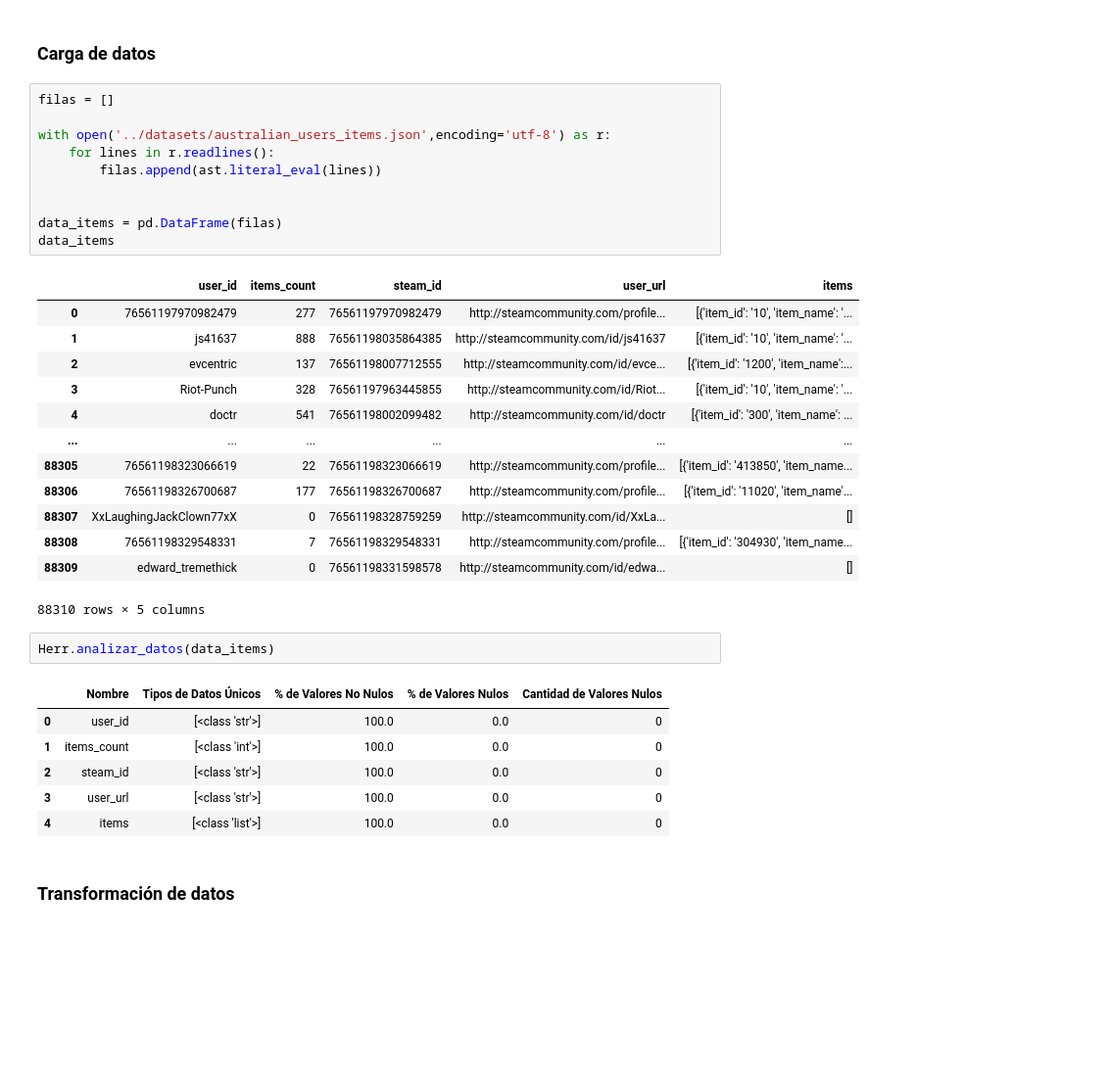
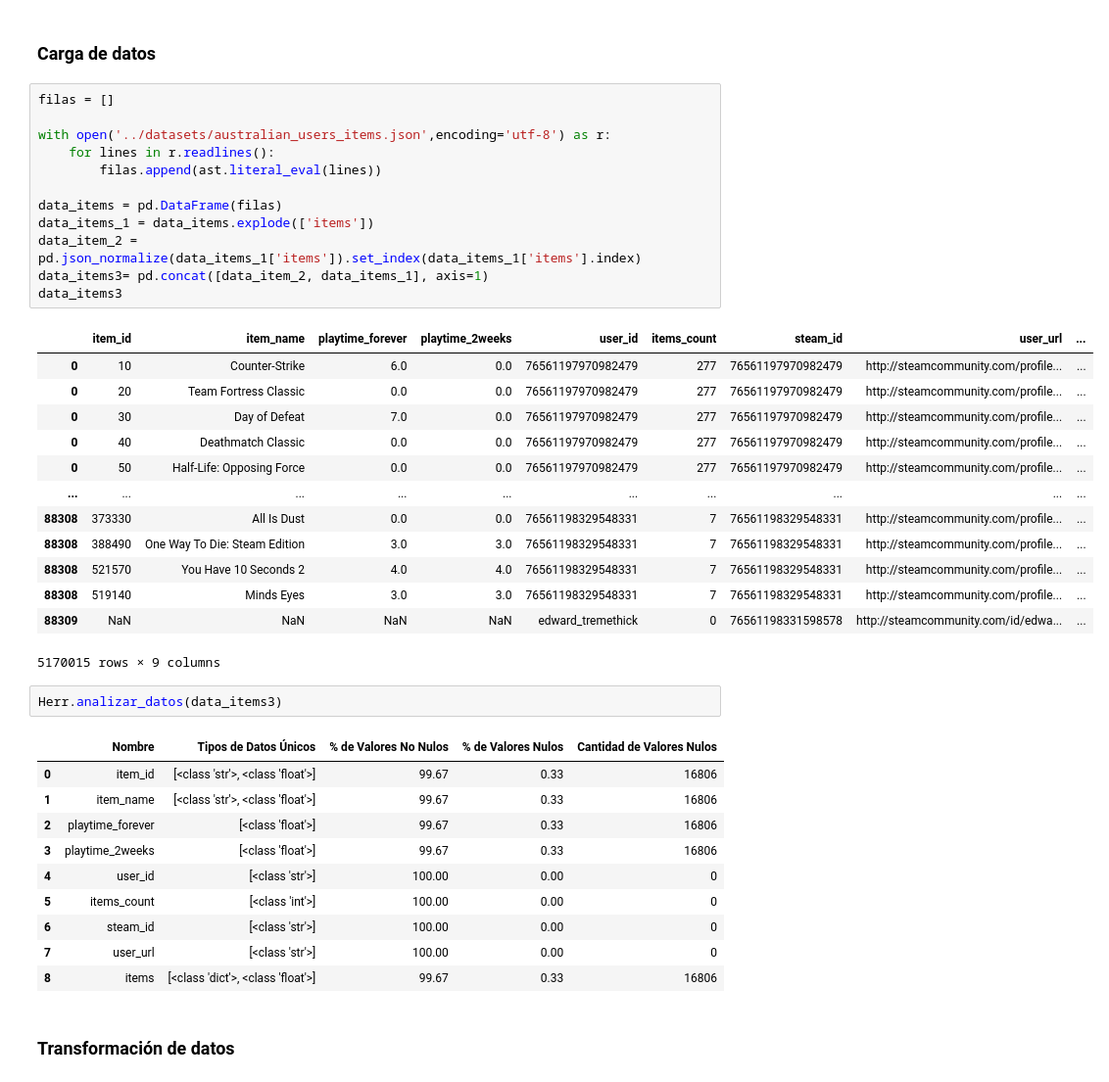
Before and after one commit to MaximilianoTauil/Individual_Proyecto, a Jupyter notebook: Notebooks/ETL_user.ipynb, the cells around one changed output. Shown: that part at 98% size. Drawn from its saved outputs; the diff is of its cells as text; blank space fills up the shorter version.

```diff
--- a/Notebooks/ETL_user.ipynb
+++ b/Notebooks/ETL_user.ipynb
@@ -11,36 +11,42 @@ import Herramientas as Herr
 # %%
 filas = []
 
 with open('../datasets/australian_users_items.json',encoding='utf-8') as r:
     for lines in r.readlines():
         filas.append(ast.literal_eval(lines))
 
-
 data_items = pd.DataFrame(filas)
-data_items
+data_items_1 = data_items.explode(['items'])
+data_item_2 = pd.json_normalize(data_items_1['items']).set_index(data_items_1['items'].index)
+data_items3= pd.concat([data_item_2, data_items_1], axis=1)
+data_items3
 # %% [output]
-|  | user_id | items_count | steam_id | user_url | items |
-| 0 | 76561197970982479 | 277 | 76561197970982479 | http://steamcommunity.com/profile... | [{'item_id': '10', 'item_name': '... |
-| 1 | js41637 | 888 | 76561198035864385 | http://steamcommunity.com/id/js41637 | [{'item_id': '10', 'item_name': '... |
-| 2 | evcentric | 137 | 76561198007712555 | http://steamcommunity.com/id/evce... | [{'item_id': '1200', 'item_name':... |
-| 3 | Riot-Punch | 328 | 76561197963445855 | http://steamcommunity.com/id/Riot... | [{'item_id': '10', 'item_name': '... |
-| 4 | doctr | 541 | 76561198002099482 | http://steamcommunity.com/id/doctr | [{'item_id': '300', 'item_name': ... |
-| ... | ... | ... | ... | ... | ... |
-| 88305 | 76561198323066619 | 22 | 76561198323066619 | http://steamcommunity.com/profile... | [{'item_id': '413850', 'item_name... |
-| 88306 | 76561198326700687 | 177 | 76561198326700687 | http://steamcommunity.com/profile... | [{'item_id': '11020', 'item_name'... |
-| 88307 | XxLaughingJackClown77xX | 0 | 76561198328759259 | http://steamcommunity.com/id/XxLa... | [] |
-| 88308 | 76561198329548331 | 7 | 76561198329548331 | http://steamcommunity.com/profile... | [{'item_id': '304930', 'item_name... |
-| 88309 | edward_tremethick | 0 | 76561198331598578 | http://steamcommunity.com/id/edwa... | [] |
+|  | item_id | item_name | playtime_forever | playtime_2weeks | user_id | items_count | steam_id | user_url | ... |
+| 0 | 10 | Counter-Strike | 6.0 | 0.0 | 76561197970982479 | 277 | 76561197970982479 | http://steamcommunity.com/profile... | ... |
+| 0 | 20 | Team Fortress Classic | 0.0 | 0.0 | 76561197970982479 | 277 | 76561197970982479 | http://steamcommunity.com/profile... | ... |
+| 0 | 30 | Day of Defeat | 7.0 | 0.0 | 76561197970982479 | 277 | 76561197970982479 | http://steamcommunity.com/profile... | ... |
+| 0 | 40 | Deathmatch Classic | 0.0 | 0.0 | 76561197970982479 | 277 | 76561197970982479 | http://steamcommunity.com/profile... | ... |
+| 0 | 50 | Half-Life: Opposing Force | 0.0 | 0.0 | 76561197970982479 | 277 | 76561197970982479 | http://steamcommunity.com/profile... | ... |
+| ... | ... | ... | ... | ... | ... | ... | ... | ... | ... |
+| 88308 | 373330 | All Is Dust | 0.0 | 0.0 | 76561198329548331 | 7 | 76561198329548331 | http://steamcommunity.com/profile... | ... |
+| 88308 | 388490 | One Way To Die: Steam Edition | 3.0 | 3.0 | 76561198329548331 | 7 | 76561198329548331 | http://steamcommunity.com/profile... | ... |
+| 88308 | 521570 | You Have 10 Seconds 2 | 4.0 | 4.0 | 76561198329548331 | 7 | 76561198329548331 | http://steamcommunity.com/profile... | ... |
+| 88308 | 519140 | Minds Eyes | 3.0 | 3.0 | 76561198329548331 | 7 | 76561198329548331 | http://steamcommunity.com/profile... | ... |
+| 88309 | NaN | NaN | NaN | NaN | edward_tremethick | 0 | 76561198331598578 | http://steamcommunity.com/id/edwa... | ... |
-88310 rows × 5 columns
+5170015 rows × 9 columns
 # %%
-Herr.analizar_datos(data_items)
+Herr.analizar_datos(data_items3)
 # %% [output]
 |  | Nombre | Tipos de Datos Únicos | % de Valores No Nulos | % de Valores Nulos | Cantidad de Valores Nulos |
-| 0 | user_id | [<class 'str'>] | 100.0 | 0.0 | 0 |
-| 1 | items_count | [<class 'int'>] | 100.0 | 0.0 | 0 |
-| 2 | steam_id | [<class 'str'>] | 100.0 | 0.0 | 0 |
-| 3 | user_url | [<class 'str'>] | 100.0 | 0.0 | 0 |
-| 4 | items | [<class 'list'>] | 100.0 | 0.0 | 0 |
+| 0 | item_id | [<class 'str'>, <class 'float'>] | 99.67 | 0.33 | 16806 |
+| 1 | item_name | [<class 'str'>, <class 'float'>] | 99.67 | 0.33 | 16806 |
+| 2 | playtime_forever | [<class 'float'>] | 99.67 | 0.33 | 16806 |
+| 3 | playtime_2weeks | [<class 'float'>] | 99.67 | 0.33 | 16806 |
+| 4 | user_id | [<class 'str'>] | 100.00 | 0.00 | 0 |
+| 5 | items_count | [<class 'int'>] | 100.00 | 0.00 | 0 |
+| 6 | steam_id | [<class 'str'>] | 100.00 | 0.00 | 0 |
+| 7 | user_url | [<class 'str'>] | 100.00 | 0.00 | 0 |
+| 8 | items | [<class 'dict'>, <class 'float'>] | 99.67 | 0.33 | 16806 |
 # %% [markdown]
 ### Transformación de datos
 # %%
```
Also changed, not shown: parts of 11 cells of this notebook, 4 other files.
